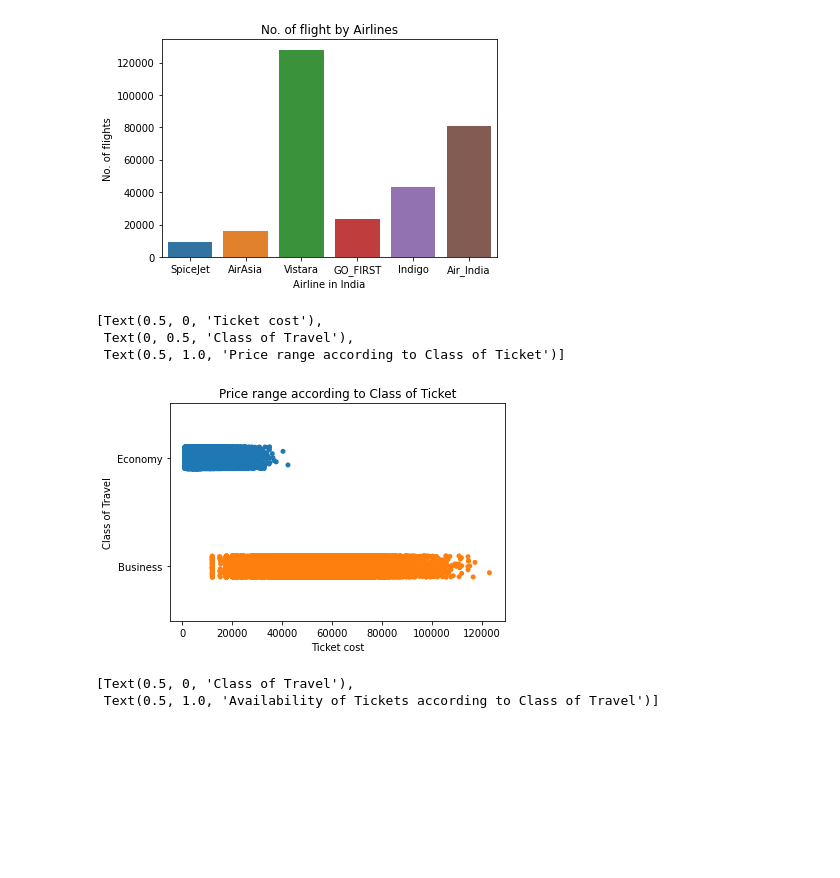
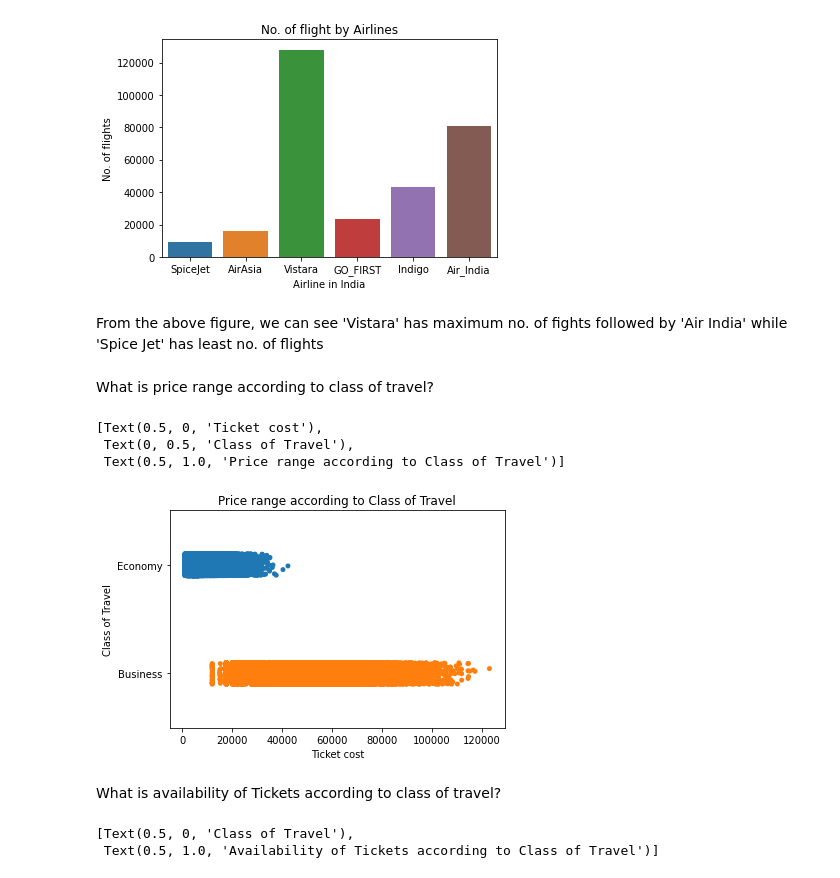
Before and after one commit to heyitsabhijeet/Indian-Airlines-Ticket-Price-Analysis, a Jupyter notebook: India Airlines Ticket Price Exploratory Analysis.ipynb, the cells around one changed output. Cells and saved outputs as stored; diff of their text form; code cells hidden in the pictures; blank space fills up the shorter version.

```diff
--- a/India Airlines Ticket Price Exploratory Analysis.ipynb
+++ b/India Airlines Ticket Price Exploratory Analysis.ipynb
@@ -83,15 +84,21 @@ NF.set(xlabel='Airline in India', ylabel='No. of flights', title='No. of flight
  Text(0, 0.5, 'No. of flights'),
  Text(0.5, 1.0, 'No. of flight by Airlines')]
 [figure]
+# %% [markdown]
+From the above figure, we can see 'Vistara' has maximum no. of fights followed by 'Air India' while 'Spice Jet' has least no. of flights
+# %% [markdown]
+What is price range according to class of travel?
 # %%
 from turtle import title
 CE = sns.stripplot(x='price', y='class', data = df)
-CE.set(xlabel='Ticket cost', ylabel='Class of Travel', title='Price range according to Class of Ticket')
+CE.set(xlabel='Ticket cost', ylabel='Class of Travel', title='Price range according to Class of Travel')
 # %% [output]
 [Text(0.5, 0, 'Ticket cost'),
  Text(0, 0.5, 'Class of Travel'),
- Text(0.5, 1.0, 'Price range according to Class of Ticket')]
+ Text(0.5, 1.0, 'Price range according to Class of Travel')]
-[figure, old version]
+[figure, new version]
+# %% [markdown]
+What is availability of Tickets according to class of travel?
 # %%
 from turtle import title
 TA = sns.countplot(x='class', data = df)
```
Also changed, not shown: parts of 12 cells of this notebook.
